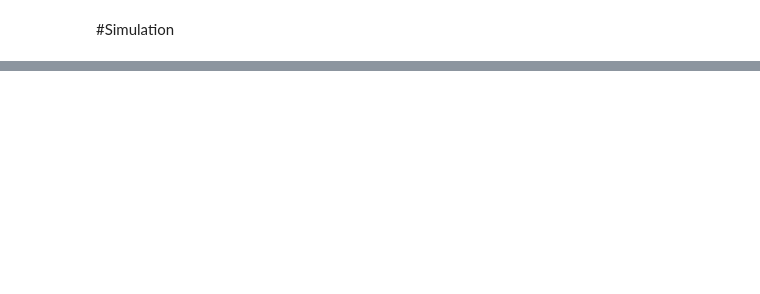
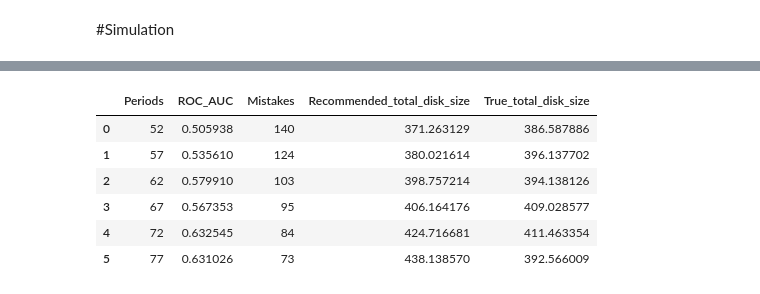
Before and after one commit to yandexdataschool/DataPopularity, a Jupyter notebook: howto/LHCb_RecommendationSystem.ipynb, the cells around one changed output, grey strips where cells are left out. Drawn from its saved outputs; the diff is of its cells as text; code cells hidden in the pictures; blank space fills up the shorter version.

```diff
--- a/howto/LHCb_RecommendationSystem.ipynb
+++ b/howto/LHCb_RecommendationSystem.ipynb
@@ -87,0 +115,10 @@ plt.plot(mistakes)
+# %%
+simulation_report
+# %% [output]
+|  | Periods | ROC_AUC | Mistakes | Recommended_total_disk_size | True_total_disk_size |
+| 0 | 52 | 0.505938 | 140 | 371.263129 | 386.587886 |
+| 1 | 57 | 0.535610 | 124 | 380.021614 | 396.137702 |
+| 2 | 62 | 0.579910 | 103 | 398.757214 | 394.138126 |
+| 3 | 67 | 0.567353 | 95 | 406.164176 | 409.028577 |
+| 4 | 72 | 0.632545 | 84 | 424.716681 | 411.463354 |
+| 5 | 77 | 0.631026 | 73 | 438.138570 | 392.566009 |
```
Also changed, not shown: parts of 24 cells of this notebook, 17 other files.
